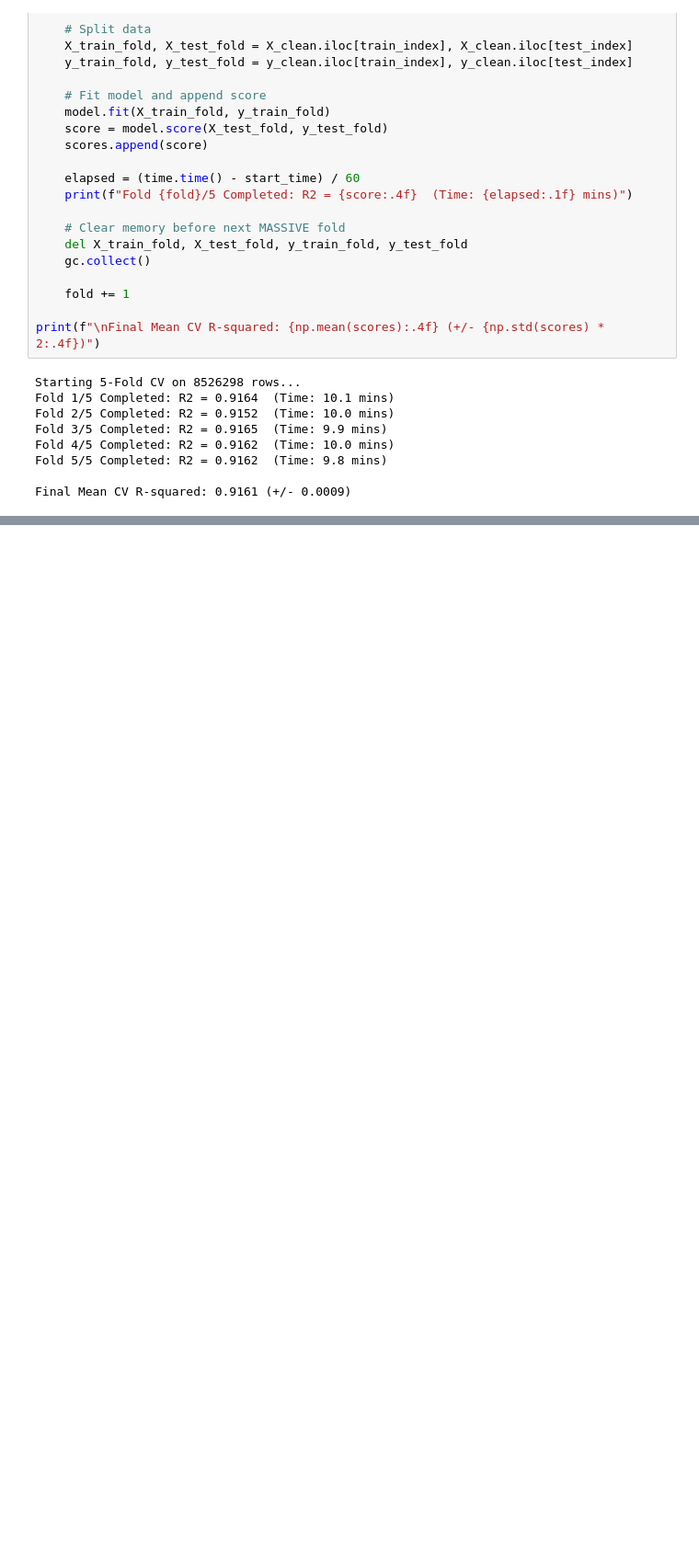
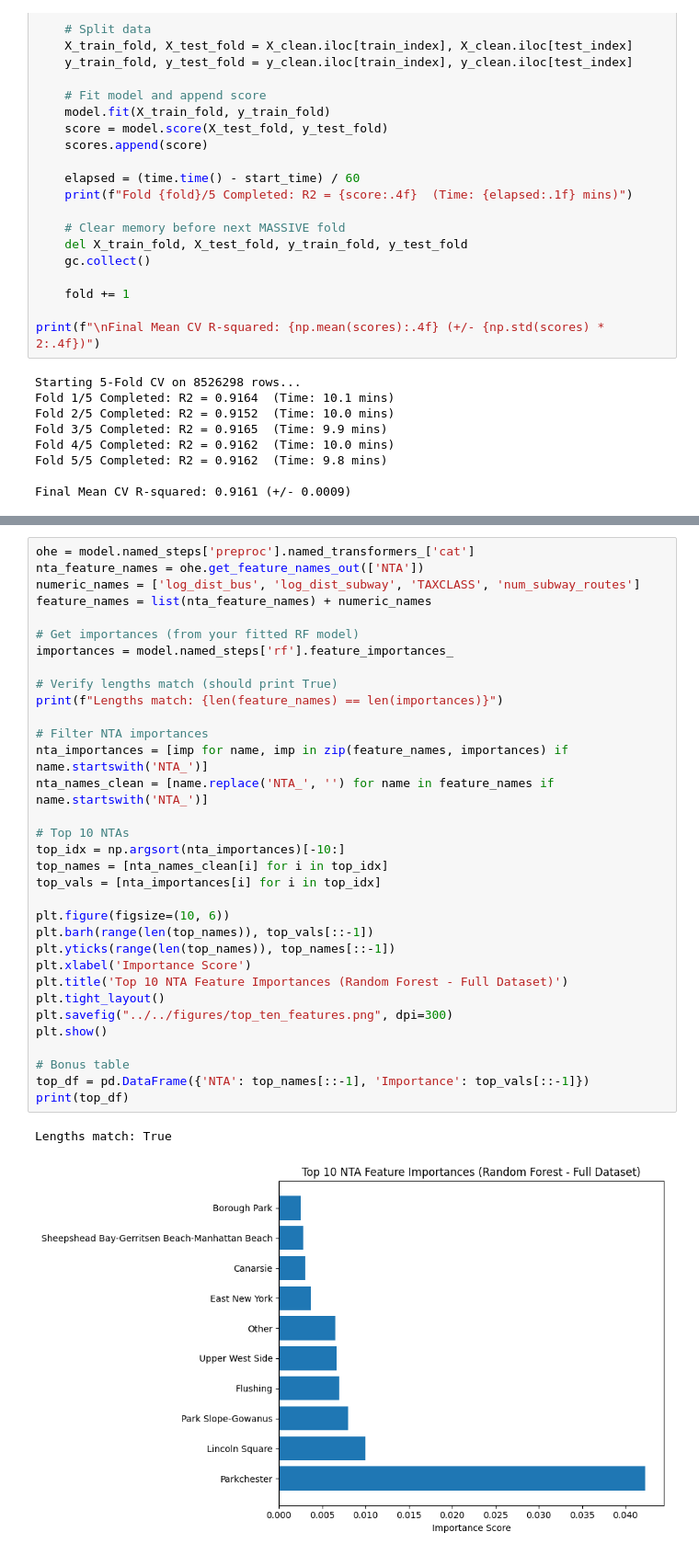
Before and after one commit to z-ferg/UrbanComputing_Final, a Jupyter notebook: src/analysis/evaluate.ipynb, the cells around one changed output, grey strips where cells are left out. Shown at 92% size. Drawn from its saved outputs; the diff is of its cells as text; blank space fills up the shorter version.

Commit message:
add some figures

```diff
--- a/src/analysis/evaluate.ipynb
+++ b/src/analysis/evaluate.ipynb
@@ -226,0 +227,36 @@ plt.show()
+# %%
+ohe = model.named_steps['preproc'].named_transformers_['cat']
+nta_feature_names = ohe.get_feature_names_out(['NTA'])
+numeric_names = ['log_dist_bus', 'log_dist_subway', 'TAXCLASS', 'num_subway_routes']
+feature_names = list(nta_feature_names) + numeric_names
+
+# Get importances (from your fitted RF model)
+importances = model.named_steps['rf'].feature_importances_
+
+# Verify lengths match (should print True)
+print(f"Lengths match: {len(feature_names) == len(importances)}")
+
+# Filter NTA importances
+nta_importances = [imp for name, imp in zip(feature_names, importances) if name.startswith('NTA_')]
+nta_names_clean = [name.replace('NTA_', '') for name in feature_names if name.startswith('NTA_')]
+
+# Top 10 NTAs
+top_idx = np.argsort(nta_importances)[-10:]
+top_names = [nta_names_clean[i] for i in top_idx]
+top_vals = [nta_importances[i] for i in top_idx]
+
+plt.figure(figsize=(10, 6))
+plt.barh(range(len(top_names)), top_vals[::-1])
+plt.yticks(range(len(top_names)), top_names[::-1])
+plt.xlabel('Importance Score')
+plt.title('Top 10 NTA Feature Importances (Random Forest - Full Dataset)')
+plt.tight_layout()
+plt.savefig("../../figures/top_ten_features.png", dpi=300)
+plt.show()
+
+# Bonus table
+top_df = pd.DataFrame({'NTA': top_names[::-1], 'Importance': top_vals[::-1]})
+print(top_df)
+# %% [output]
+Lengths match: True
+[figure, added]
```
Also changed, not shown: parts of 5 cells of this notebook, 7 other files.
